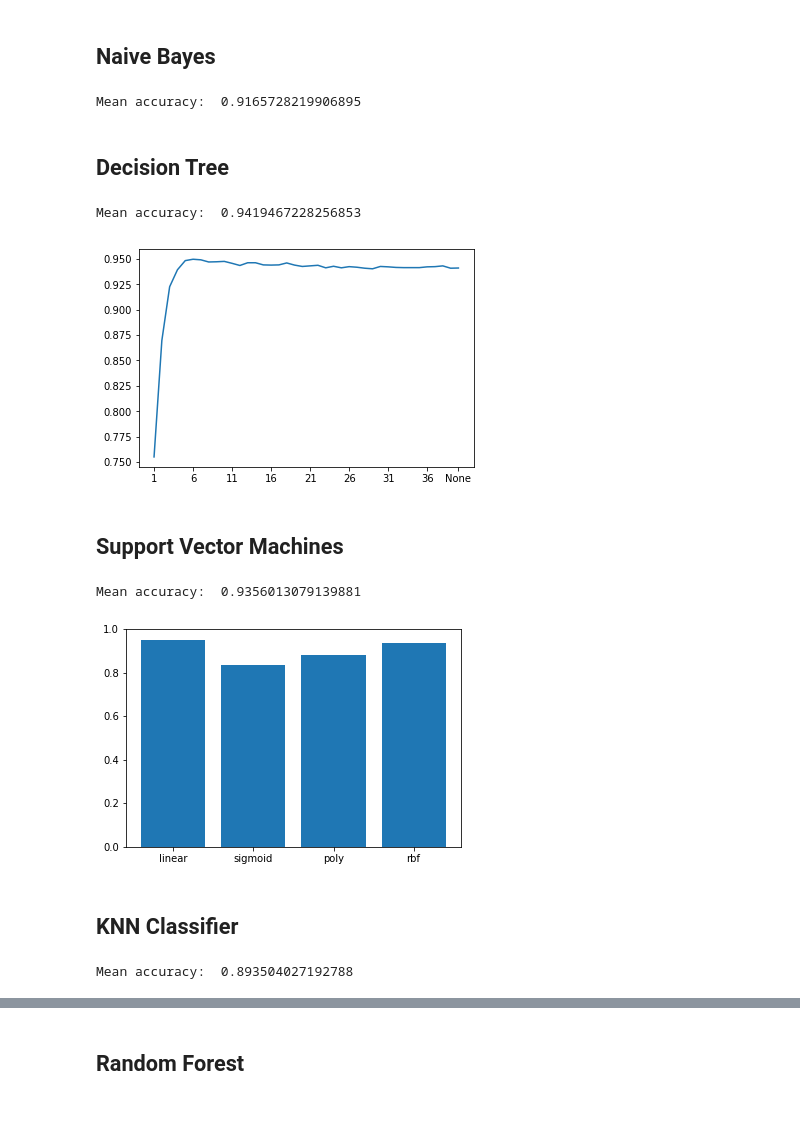
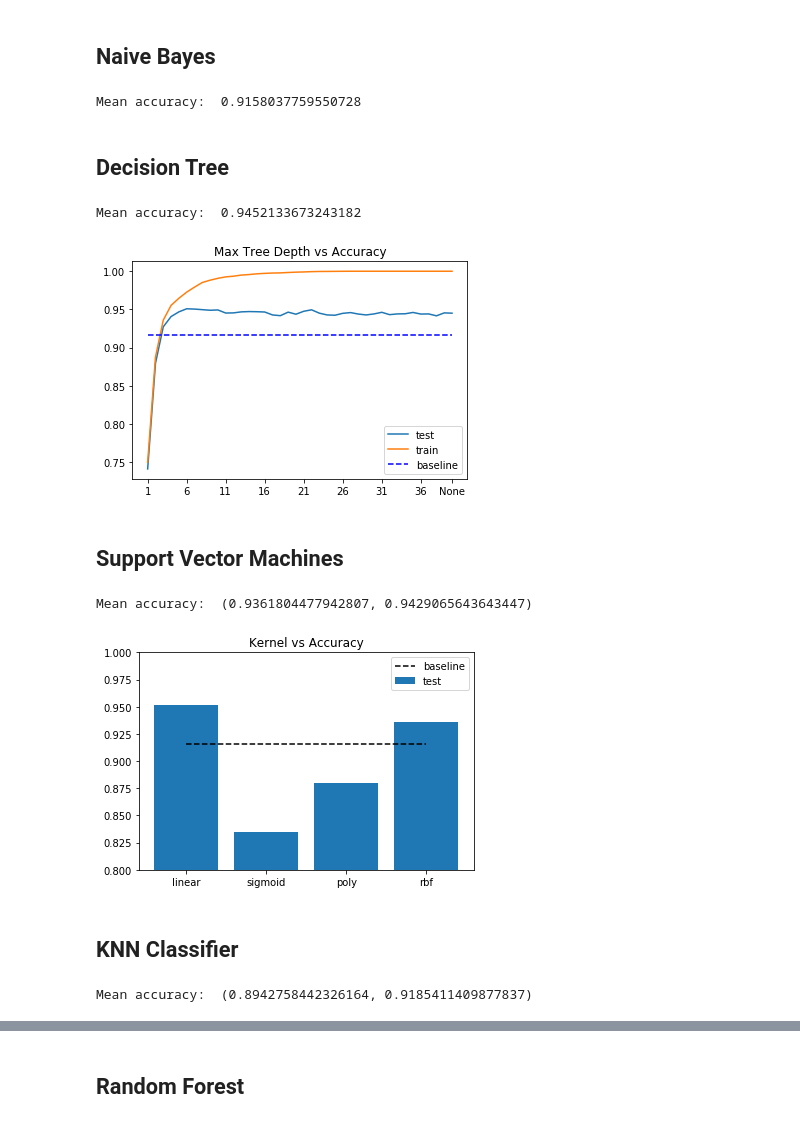
Before and after one commit to matheusfebarbosa/statistical-learning-assignment, a Jupyter notebook: TP1.ipynb, the cells around one changed output, grey strips where cells are left out. Cells and saved outputs as stored; diff of their text form; code cells hidden in the pictures.

Commit message:
better charts

```diff
--- a/TP1.ipynb
+++ b/TP1.ipynb
@@ -83,6 +90,7 @@ def k_fold_evaluate(model,folds):
     from sklearn.metrics import accuracy_score
 
     mean_acc = 0
+    train_acc = 0
     for fold in range(0,k):
         train_folds = folds[0:fold] + folds[fold+1:k]
         test_fold = folds[fold]
@@ -90,10 +98,15 @@ def k_fold_evaluate(model,folds):
         X_train,y_train = flatten_folds(train_folds)
         X_test,y_test = test_fold[0],test_fold[1]
 
-        y_pred = model.fit(X_train,y_train).predict(X_test)
+        trained_model = model.fit(X_train,y_train)
+
+        y_pred = trained_model.predict(X_test)
         mean_acc += accuracy_score(y_test, y_pred)
 
-    return mean_acc / k
+        y_pred = trained_model.predict(X_train)
+        train_acc += accuracy_score(y_train, y_pred)
+
+    return mean_acc / k, train_acc/k
 # %%
 k=5
 
@@ -117,73 +129,79 @@ folds[0]
 # %% [markdown]
 ## Naive Bayes
 # %%
-from sklearn.naive_bayes import GaussianNB
-
 gnb = GaussianNB()
 
-mean_acc = k_fold_evaluate(gnb,folds)
+baseline,_ = k_fold_evaluate(gnb,folds)
 
-print("Mean accuracy: ",mean_acc)
+print("Mean accuracy: ",baseline)
 # %% [output]
-Mean accuracy:  0.9165728219906895
+Mean accuracy:  0.9158037759550728
 # %% [markdown]
 ## Decision Tree
 # %%
-from sklearn.tree import DecisionTreeClassifier
-
 dtc = DecisionTreeClassifier()
 
-mean_acc = k_fold_evaluate(dtc,folds)
+mean_acc,_ = k_fold_evaluate(dtc,folds)
 
 print("Mean accuracy: ",mean_acc)
 # %% [output]
-Mean accuracy:  0.9419467228256853
+Mean accuracy:  0.9452133673243182
 # %%
 tree_size =  list(range(1,40)) + [None]
-results = [ ]
+test_acc = [ ]
+train_acc = [ ]
+
 for s in tree_size:
     dtc = DecisionTreeClassifier(max_depth = s)
-    results.append(k_fold_evaluate(dtc,folds))
+    tt_acc, tr_acc = k_fold_evaluate(dtc,folds)
+    train_acc.append(tr_acc)
+    test_acc.append(tt_acc)
 
-plt.plot([str(x) for x in range(1,40)]+["None"],results)
-plt.xticks([str(x) for x in range(0,40,5)]+["None"])
+plt.plot([str(x) for x in range(1,40)]+["None"],test_acc, label='test')
+plt.plot([str(x) for x in range(1,40)]+["None"],train_acc, label='train')
+plt.plot([str(x) for x in range(1,40)]+["None"],[baseline for _ in range(1,41)],'k--', label='baseline')
+plt.title("Max Tree Depth vs Accuracy")
+plt.gca().legend(('test','train','baseline'))
+plt.xticks([str(x) for x in range(1,40,5)]+["None"])
 plt.show()
 # %% [output]
-[figure, old version]
+[figure, new version]
 # %% [markdown]
 ## Support Vector Machines
 # %%
-from sklearn.svm import SVC
-
 svc = SVC()
 
-mean_acc = k_fold_evaluate(svc,folds)
+mean_acc,_ = k_fold_evaluate(svc,folds)
 
 print("Mean accuracy: ",mean_acc)
 # %% [output]
-Mean accuracy:  0.9356013079139881
+Mean accuracy:  (0.9361804477942807, 0.9429065643643447)
 # %%
 kernels = ['linear','sigmoid','poly','rbf']
-results = [ ]
+test_acc = []
+
 for kr in kernels:
     svc = SVC(kernel = kr)
-    results.append(k_fold_evaluate(svc,folds))
+    tt_acc, _ = k_fold_evaluate(svc,folds)
+    test_acc.append(tt_acc)
 
-plt.bar(kernels,results)
+plt.bar(kernels,test_acc,label='test')
+plt.plot(kernels,[baseline for _ in range(0,len(kernels))],'k--', label='baseline')
+plt.title("Kernel vs Accuracy")
+plt.gca().legend(('baseline','test'))
+plt.ylim((0.8,1.0))
 plt.show()
 # %% [output]
-[figure, old version]
+[figure, new version]
 # %% [markdown]
 ## KNN Classifier
 # %%
-from sklearn.neighbors import KNeighborsClassifier
-
 knn = KNeighborsClassifier()
 
-mean_acc = k_fold_evaluate(knn,folds)
+mean_acc,_ = k_fold_evaluate(knn,folds)
 
 print("Mean accuracy: ",mean_acc)
 # %% [output]
-Mean accuracy:  0.893504027192788
+Mean accuracy:  (0.8942758442326164, 0.9185411409877837)
 # %%
 n_neigh =  list(range(1,40))
```
Also changed, not shown: parts of 8 cells of this notebook.
